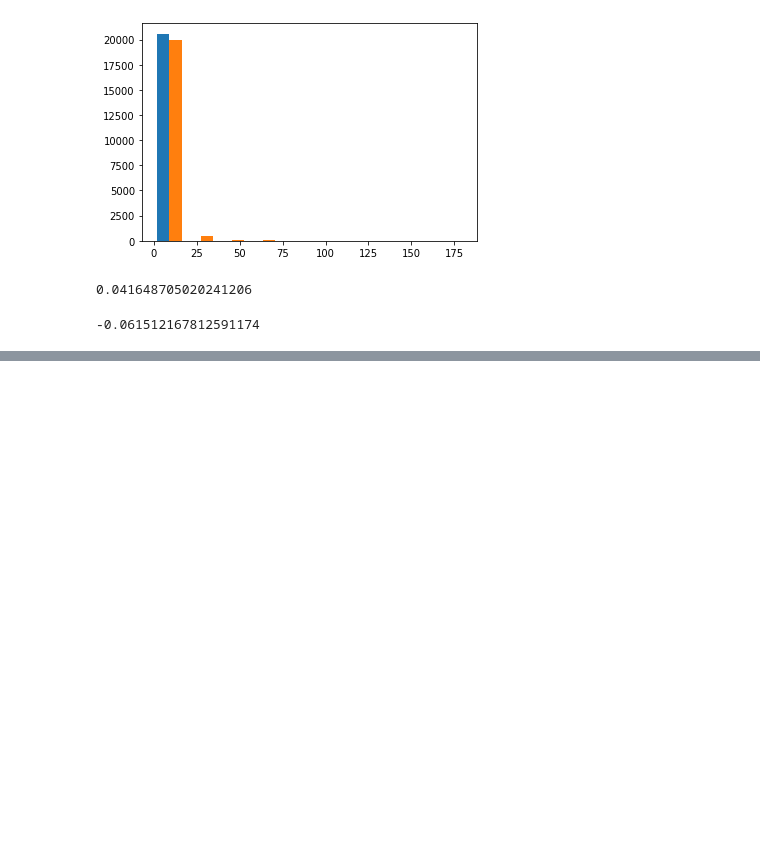
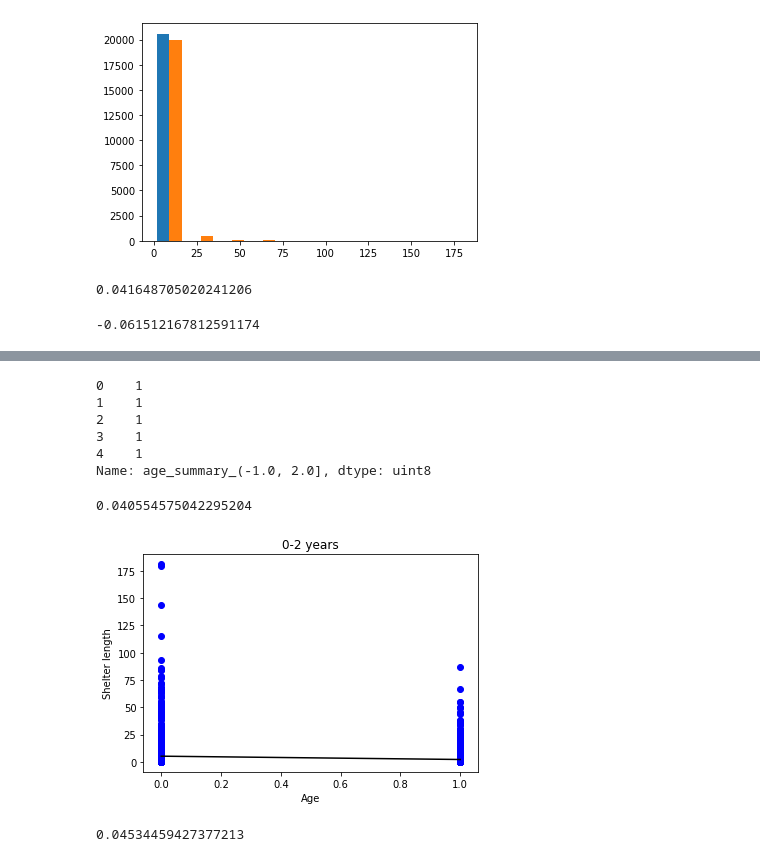
Before and after one commit to laceymaefield/Springboard_DSC, a Jupyter notebook: Data_wrangling-Copy1.ipynb, the cells around one changed output, grey strips where cells are left out. Cells and saved outputs as stored; diff of their text form; code cells hidden in the pictures; blank space fills up the shorter version.

```diff
--- a/Data_wrangling-Copy1.ipynb
+++ b/Data_wrangling-Copy1.ipynb
@@ -1345,0 +1477,5 @@ print(my_svr.score(X_test, y_test))
+# %%
+#since model did not perform as predicted, I am going to bump up age binning to 0-2 years
+bins = pd.IntervalIndex.from_tuples([(-1, 2.0), (2.0, 23.0)])
+aac6['age_summary'] = pd.cut(aac6['age_of_outcome'], bins)
+aac6.head()
@@ -1345,0 +1490,49 @@ print(my_svr.score(X_test, y_test))
+# %%
+df = aac6['age_summary'].reset_index()
+dt = pd.get_dummies(df)
+dt = dt.iloc[:, 1]
+dt.head()
+# %% [output]
+0    1
+1    1
+2    1
+3    1
+4    1
+Name: age_summary_(-1.0, 2.0], dtype: uint8
+# %%
+y = aac6
+x = dt
+z = y.shelter_length
+z = z.values.reshape(-1 ,1)
+x = x.values.reshape(-1, 1)
+
+
+X_train, X_test, y_train, y_test = train_test_split(x, z, test_size = 0.25)
+regr = LinearRegression()
+regr.fit(X_train, y_train)
+y_pred = regr.predict(X_test)
+print(regr.score(X_test, y_test))
+#model has improved since binning 0-2 years going to try using the best model I found on it to see how tuning impacts
+# %% [output]
+0.040554575042295204
+# %%
+plt.scatter(X_test, y_test, color='b')
+plt.plot(X_test, y_pred, color='k')
+plt.title('0-2 years')
+plt.xlabel('Age')
+plt.ylabel("Shelter length")
+plt.show()
+# %% [output]
+[figure, added]
+# %%
+X_train, X_test, y_train, y_test = train_test_split(x, z, test_size = 0.25)
+scaler = preprocessing.StandardScaler().fit(X_train)
+X_train = scaler.transform(X_train)
+X_test = scaler.transform(X_test)
+regr = LinearRegression(normalize=True)
+regr.fit(X_train, y_train)
+y_pred = regr.predict(X_test)
+print(regr.score(X_test, y_test))
+#with tuning you can see the model did improve, but still not as good as the previous feature set I was using.
+# %% [output]
+0.04534459427377213
```
Also changed, not shown: parts of 13 cells of this notebook.
